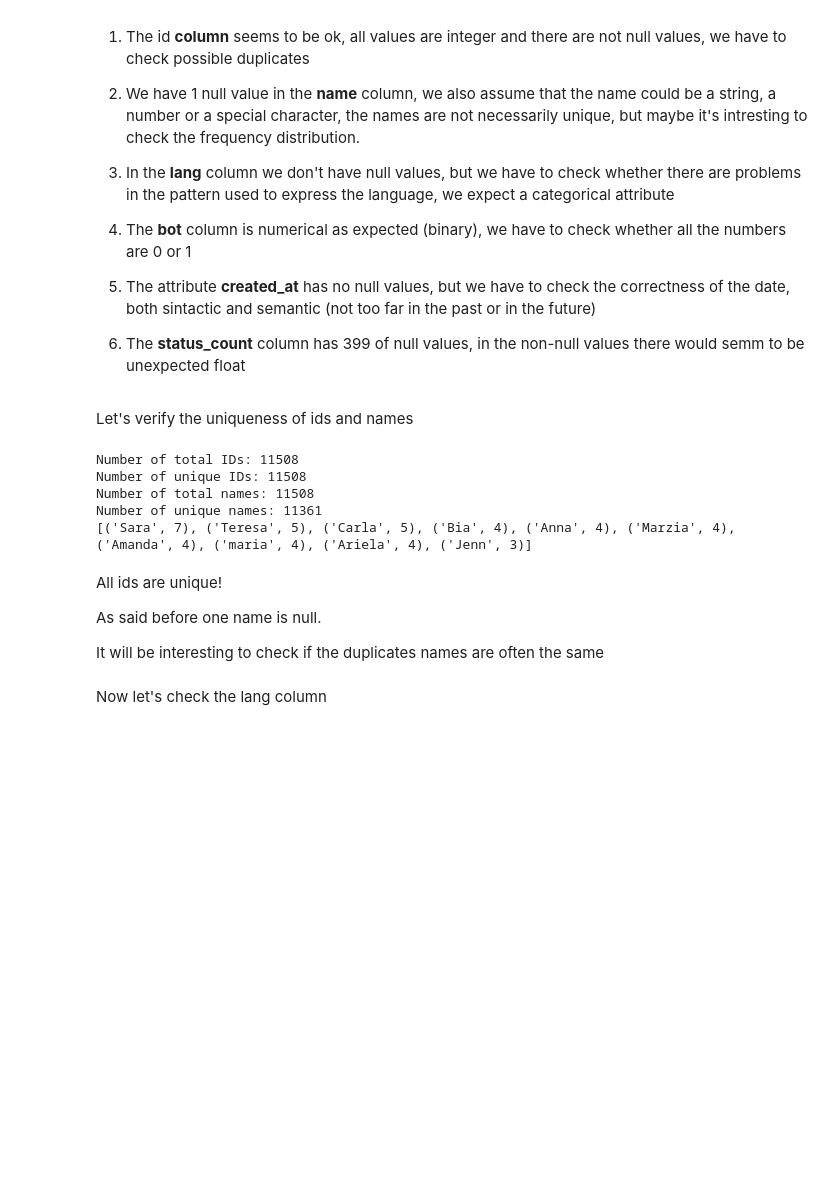
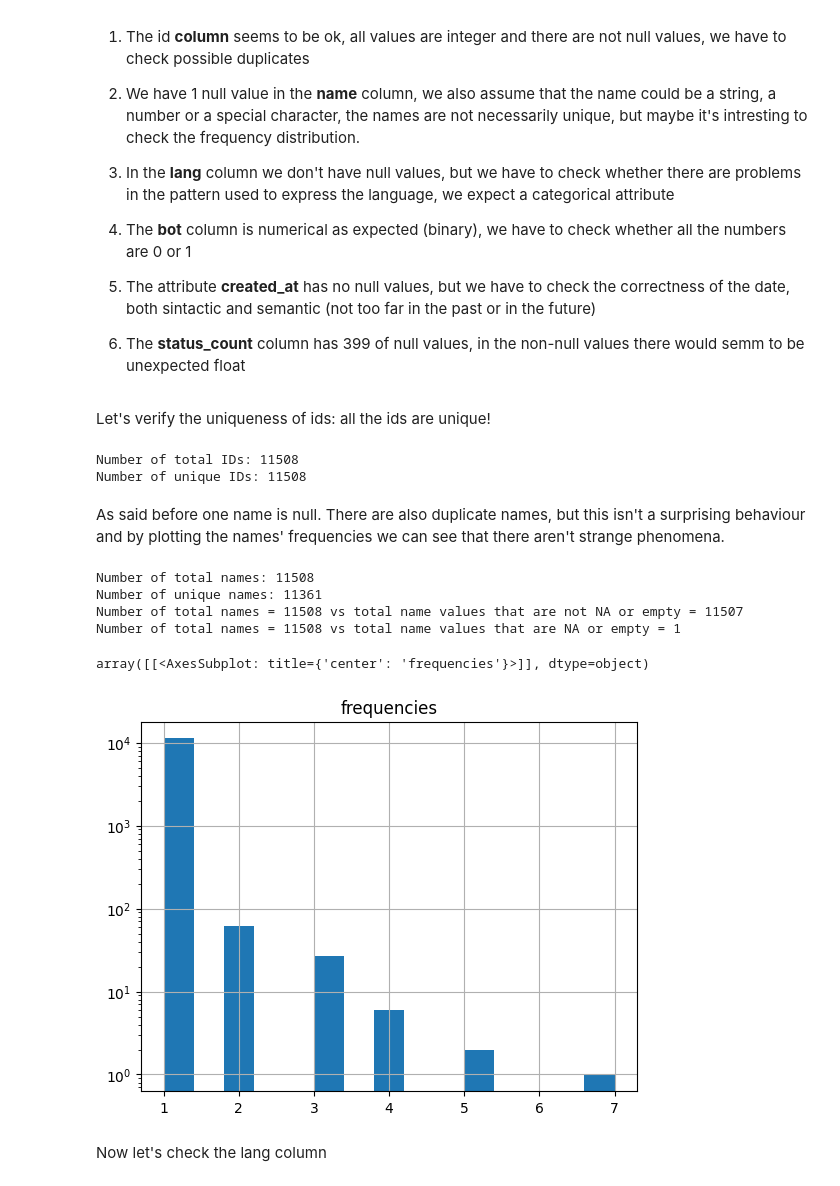
Before and after one commit to The-seven-dwarfs/DataMining-Group7, a Jupyter notebook: 1-Data_Understanding_and_Preparation.ipynb, the cells around one changed output. Cells and saved outputs as stored; diff of their text form; code cells hidden in the pictures; blank space fills up the shorter version.

Commit message:
Plotted distribution of name frequencies

```diff
--- a/1-Data_Understanding_and_Preparation.ipynb
+++ b/1-Data_Understanding_and_Preparation.ipynb
@@ -49,36 +61,55 @@ In the **user** dataset there are 6 columns:
 
 6. The **status_count** column has 399 of null values, in the non-null values there would semm to be unexpected float
 # %% [markdown]
-Let's verify the uniqueness of ids and names
+Let's verify the uniqueness of ids: all the ids are unique!
-# %%
-print("Number of total IDs:", len(users_df["id"]))
-print("Number of unique IDs:", len(pd.unique(users_df["id"])))
-print("Number of total names:", len(users_df["name"]))
-print("Number of unique names:", len(pd.unique(users_df["name"])))
-
-freq = {}
-for n in users_df['name']:
-    if n in freq:
-        freq[n] += 1
-    else:
-        freq[n] = 1
-
-freq_list = [(n, freq[n]) for n in freq]
-freq_list.sort(key = lambda x: x[1], reverse=True)
-
-print(freq_list[:10])
-# %% [output]
-Number of total IDs: 11508
-Number of unique IDs: 11508
-Number of total names: 11508
-Number of unique names: 11361
-[('Sara', 7), ('Teresa', 5), ('Carla', 5), ('Bia', 4), ('Anna', 4), ('Marzia', 4), ('Amanda', 4), ('maria', 4), ('Ariela', 4), ('Jenn', 3)]
-# %% [markdown]
-All ids are unique!
-
-As said before one name is null.
-
-It will be interesting to check if the duplicates names are often the same
+# %%
+print("Number of total IDs:", len(users_df["id"]))
+print("Number of unique IDs:", len(pd.unique(users_df["id"])))
+# %% [output]
+Number of total IDs: 11508
+Number of unique IDs: 11508
+# %% [markdown]
+As said before one name is null. There are also duplicate names, but this isn't a surprising behaviour and by plotting the names' frequencies we can see that there aren't strange phenomena.
+# %%
+print("Number of total names:", len(users_df["name"]))
+print("Number of unique names:", len(pd.unique(users_df["name"])))
+
+freq = {}
+for n in users_df['name']:
+    if n in freq:
+        freq[n] += 1
+    else:
+        freq[n] = 1
+
+number_of_total_names = len(users_df["name"])
+not_empty_or_missing_names = []
+empty_or_missing_names = []
+names_with_only_spaces = []
+
+# iterate over all names looking for errors
+for value in users_df["name"]:
+    if pd.isna(value) or value == "": # name is nan or is_empty string
+        empty_or_missing_names.append(value)
+    if str(value).strip() == "":
+            names_with_only_spaces.append(value)
+    elif not(pd.isna(value) or value == ""):
+        not_empty_or_missing_names.append(value)
+
+print(f"Number of total names = {number_of_total_names} vs total name values that are not NA or empty = {len(not_empty_or_missing_names)}")
+print(f"Number of total names = {number_of_total_names} vs total name values that are NA or empty = {len(empty_or_missing_names)}")
+
+pd.DataFrame({"frequencies": [_ for _ in freq.values()]}).hist(
+    column=["frequencies"],
+    log=True,
+    bins=utils.get_sturges_bins(len(freq.values()))
+)
+# %% [output]
+Number of total names: 11508
+Number of unique names: 11361
+Number of total names = 11508 vs total name values that are not NA or empty = 11507
+Number of total names = 11508 vs total name values that are NA or empty = 1
+array([[<AxesSubplot: title={'center': 'frequencies'}>]], dtype=object)
+[figure, added]
 # %% [markdown]
 Now let's check the lang column
 # %%
```
Also changed, not shown: parts of 13 cells of this notebook, 1 other file.
